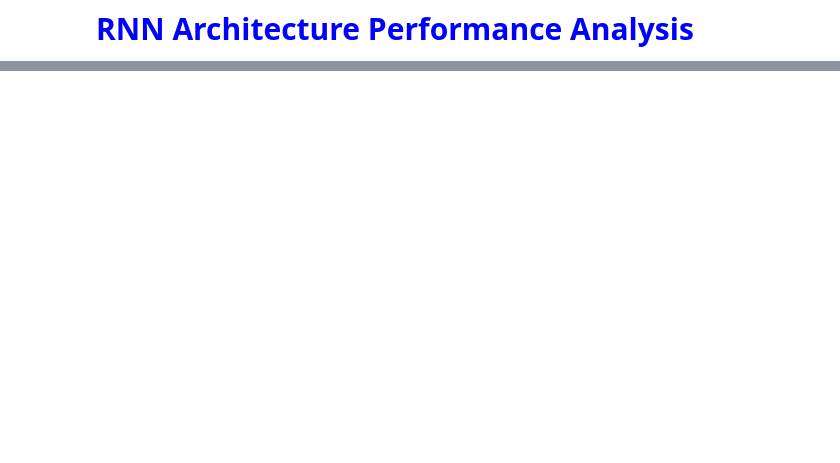
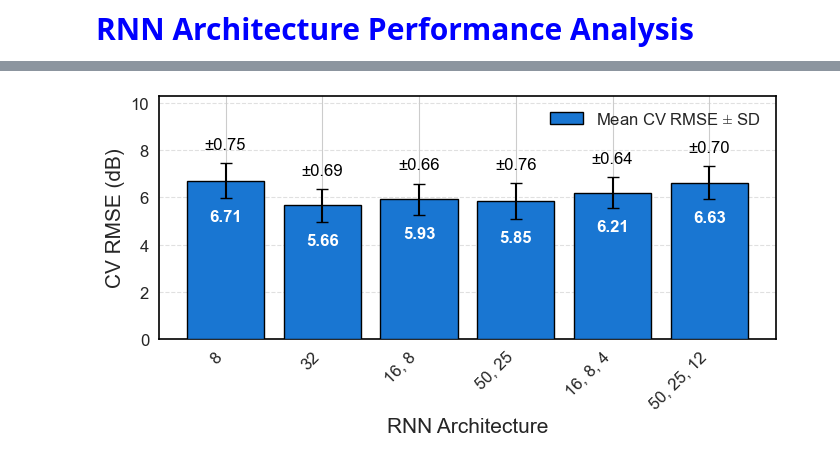
Before and after one commit to nahshonmokua/LoRaWAN-IndoorPathLossModeling-ML, a Jupyter notebook: 09_RNN.ipynb, the cells around one changed output, grey strips where cells are left out. Cells and saved outputs as stored; diff of their text form; code cells hidden in the pictures; blank space fills up the shorter version.

```diff
--- a/09_RNN.ipynb
+++ b/09_RNN.ipynb
@@ -1255,8 +1438,8 @@ def tuple_to_label(t):
 df_plot = model_results_df_sorted.copy()
 
 df_plot["arch_tuple"] = df_plot["Hidden Layers"].apply(arch_to_tuple)
-df_plot["CV_RMSE"] = pd.to_numeric(df_plot["Test RMSE"], errors="coerce")
-df_plot["STD_RMSE"] = pd.to_numeric(df_plot["Std RMSE"], errors="coerce")
+df_plot["CV_RMSE"] = pd.to_numeric(df_plot["CV RMSE"], errors="coerce")
+df_plot["STD_RMSE"] = pd.to_numeric(df_plot["Std CV RMSE"], errors="coerce")
 
 if "Total Nodes" not in df_plot.columns:
     df_plot["Total Nodes"] = df_plot["arch_tuple"].apply(lambda t: int(np.sum(t)))
@@ -1329,30 +1512,32 @@ for i, row in df_plot.iterrows():
         f'±{row["STD_RMSE"]:.2f}',
         (x[i], row["CV_RMSE"] + row["STD_RMSE"]),
         textcoords="offset points",
         xytext=(0, 8),
         ha="center",
         va="bottom",
         fontsize=12,
         color="#000000"
     )
 
 ymax = float((df_plot["CV_RMSE"] + df_plot["STD_RMSE"]).max())
 ax.set_ylim(0, ymax * 1.38)
 
 for spine in ax.spines.values():
     spine.set_visible(True)
     spine.set_edgecolor("black")
     spine.set_linewidth(1.2)
 
 ax.legend(
     loc="upper right",
     fontsize=legend_fontsize,
     frameon=False
 )
 
 fig.tight_layout()
 
 fig_path = os.path.join(FIGURES_DIR, "RNN_RMSE_STD_selected_archs.png")
 #fig.savefig(fig_path, dpi=600, bbox_inches="tight", pad_inches=0.03)
 
 plt.show()
+# %% [output]
+[figure, added]
```
Also changed, not shown: parts of 7 cells of this notebook, 1 other file.
